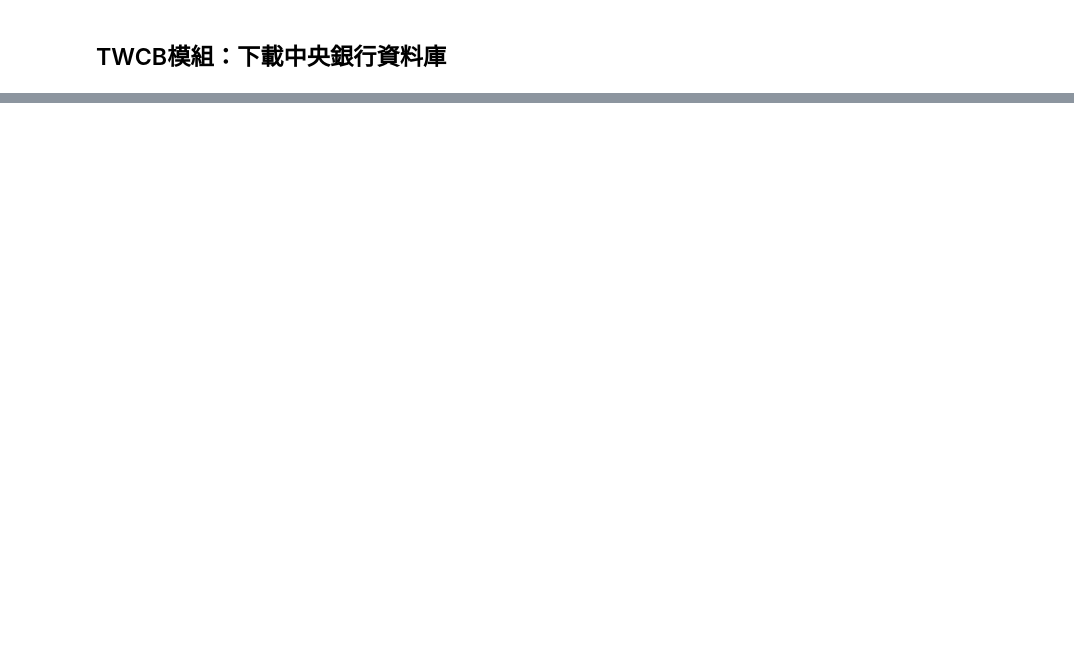
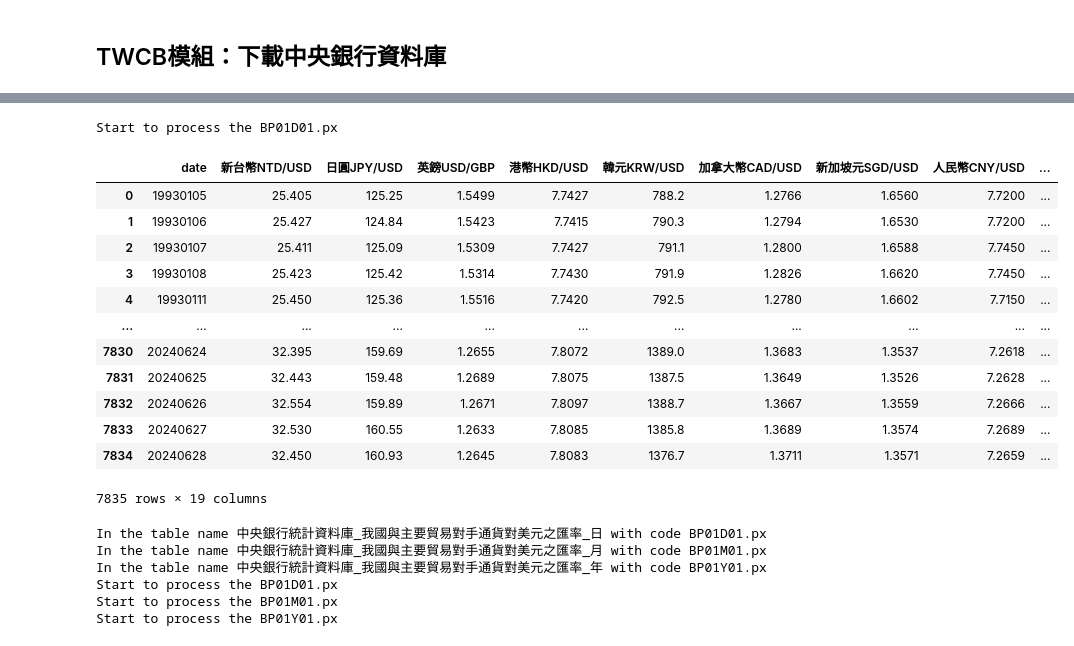
Before and after one commit to Nicole040/python-development-bible, a Jupyter notebook: 金融匯率股票相關.ipynb, the cells around one changed output, grey strips where cells are left out. Drawn from its saved outputs; the diff is of its cells as text; code cells hidden in the pictures; blank space fills up the shorter version.

```diff
--- a/金融匯率股票相關.ipynb
+++ b/金融匯率股票相關.ipynb
@@ -157,0 +344,19 @@ Successfully installed twstock-1.4.0
+# %%
+# 下載指定資料
+df1 = TWCB.get('BP01D01.px')
+df1
+# %% [output]
+Start to process the BP01D01.px
+|  | date | 新台幣NTD/USD | 日圓JPY/USD | 英鎊USD/GBP | 港幣HKD/USD | 韓元KRW/USD | 加拿大幣CAD/USD | 新加坡元SGD/USD | 人民幣CNY/USD | ... |
+| 0 | 19930105 | 25.405 | 125.25 | 1.5499 | 7.7427 | 788.2 | 1.2766 | 1.6560 | 7.7200 | ... |
+| 1 | 19930106 | 25.427 | 124.84 | 1.5423 | 7.7415 | 790.3 | 1.2794 | 1.6530 | 7.7200 | ... |
+| 2 | 19930107 | 25.411 | 125.09 | 1.5309 | 7.7427 | 791.1 | 1.2800 | 1.6588 | 7.7450 | ... |
+| 3 | 19930108 | 25.423 | 125.42 | 1.5314 | 7.7430 | 791.9 | 1.2826 | 1.6620 | 7.7450 | ... |
+| 4 | 19930111 | 25.450 | 125.36 | 1.5516 | 7.7420 | 792.5 | 1.2780 | 1.6602 | 7.7150 | ... |
+| ... | ... | ... | ... | ... | ... | ... | ... | ... | ... | ... |
+| 7830 | 20240624 | 32.395 | 159.69 | 1.2655 | 7.8072 | 1389.0 | 1.3683 | 1.3537 | 7.2618 | ... |
+| 7831 | 20240625 | 32.443 | 159.48 | 1.2689 | 7.8075 | 1387.5 | 1.3649 | 1.3526 | 7.2628 | ... |
+| 7832 | 20240626 | 32.554 | 159.89 | 1.2671 | 7.8097 | 1388.7 | 1.3667 | 1.3559 | 7.2666 | ... |
+| 7833 | 20240627 | 32.530 | 160.55 | 1.2633 | 7.8085 | 1385.8 | 1.3689 | 1.3574 | 7.2689 | ... |
+| 7834 | 20240628 | 32.450 | 160.93 | 1.2645 | 7.8083 | 1376.7 | 1.3711 | 1.3571 | 7.2659 | ... |
+7835 rows × 19 columns
@@ -157,0 +366,10 @@ Successfully installed twstock-1.4.0
+# %%
+# 查詢特定文字
+data_list = TWCB.get_by_search('美元之匯率')
+# %% [output]
+In the table name 中央銀行統計資料庫_我國與主要貿易對手通貨對美元之匯率_日 with code BP01D01.px
+In the table name 中央銀行統計資料庫_我國與主要貿易對手通貨對美元之匯率_月 with code BP01M01.px
+In the table name 中央銀行統計資料庫_我國與主要貿易對手通貨對美元之匯率_年 with code BP01Y01.px
+Start to process the BP01D01.px
+Start to process the BP01M01.px
+Start to process the BP01Y01.px
```
Also changed, not shown: parts of 15 cells of this notebook.
